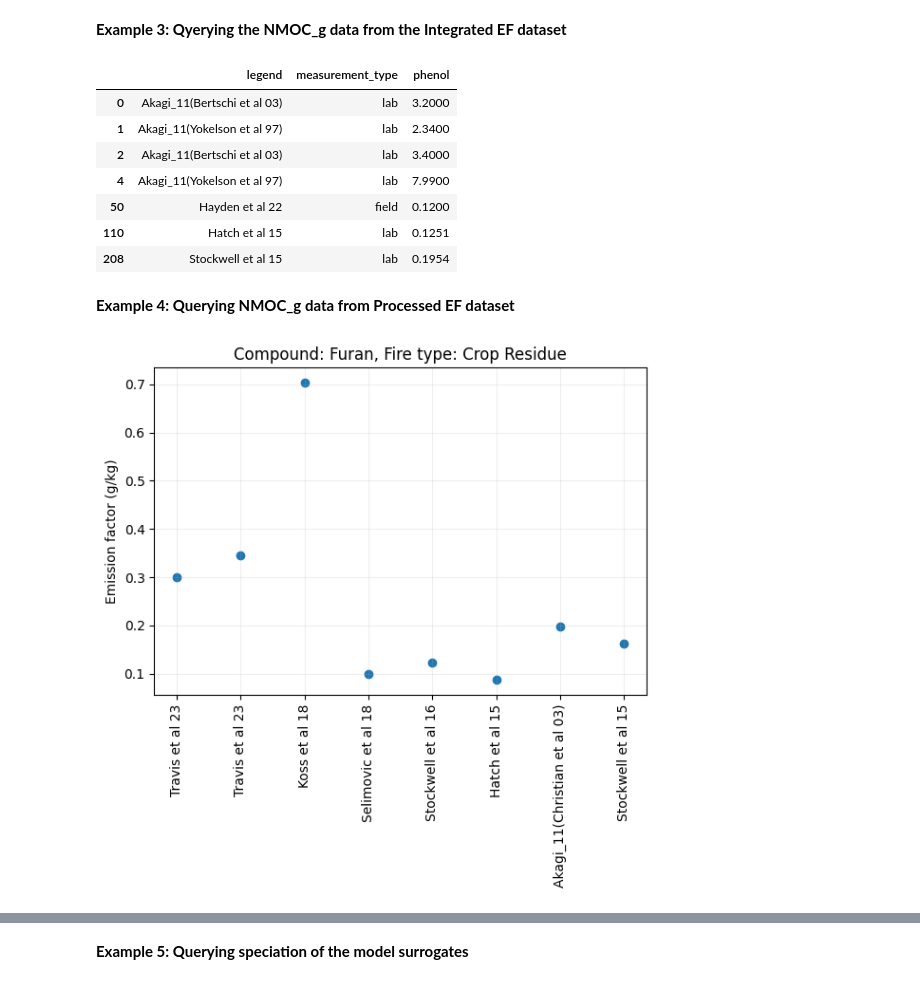
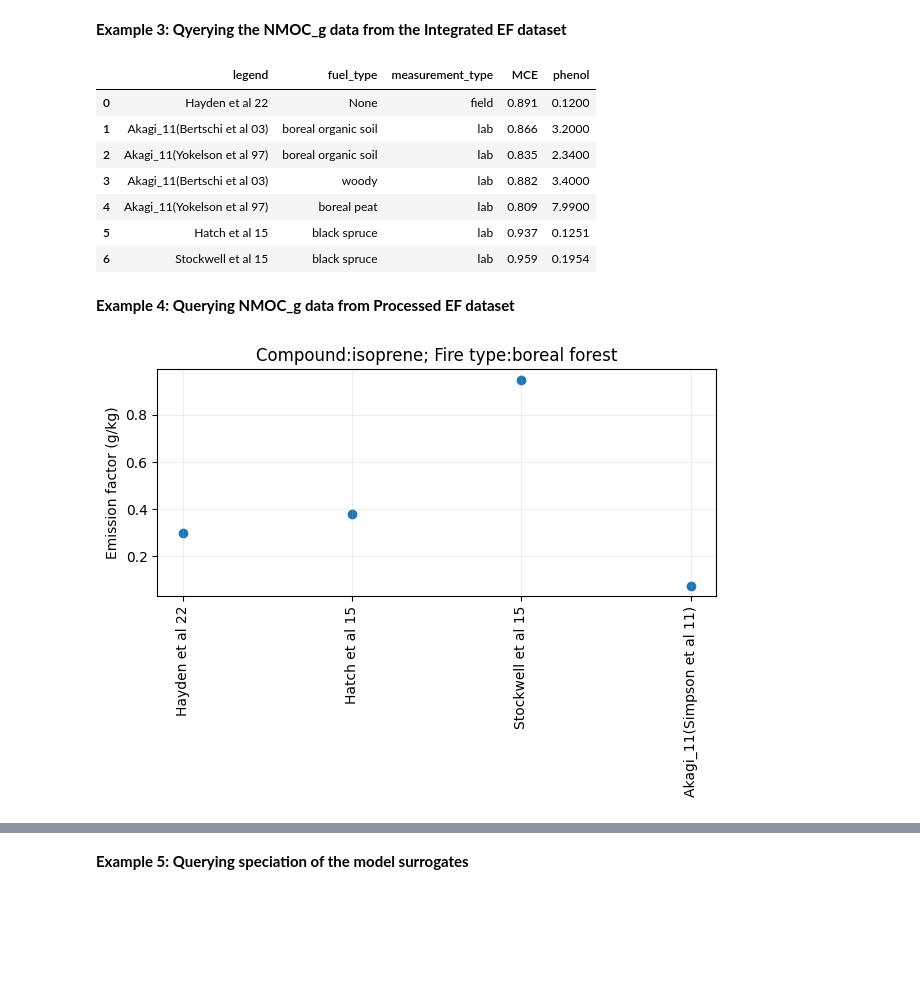
Before and after one commit to NEIVA-BB-Emissions-Inventory/NEIVAv1.0, a Jupyter notebook: Query_examples.ipynb, the cells around one changed output, grey strips where cells are left out. Saved outputs shown, nothing was run; the diff lists cells and outputs as text; code cells hidden in the pictures; blank space fills up the shorter version.

```diff
--- a/Query_examples.ipynb
+++ b/Query_examples.ipynb
@@ -77,4 +73,4 @@ legacy_db=connect_db('legacy_db')
 raw_db=connect_db('raw_db')
 primary_db=connect_db('primary_db')
 output_db=connect_db('neiva_output_db')
-backend_db=connect_db('backend_db')
+bk_db=connect_db('backend_db')
@@ -231,15 +293,13 @@ efcoldf['phenol']=intdf[efcol].iloc[ind].values
-# %%
-# Quering for a specific fire type
-efcoldf2=efcoldf[efcoldf['phenol'].notna()]
-efcoldf2[['legend', 'measurement_type','phenol']][efcoldf2['fire_type']=='boreal forest']
-# %% [output]
-|  | legend | measurement_type | phenol |
-| 0 | Akagi_11(Bertschi et al 03) | lab | 3.2000 |
-| 1 | Akagi_11(Yokelson et al 97) | lab | 2.3400 |
-| 2 | Akagi_11(Bertschi et al 03) | lab | 3.4000 |
-| 4 | Akagi_11(Yokelson et al 97) | lab | 7.9900 |
-| 50 | Hayden et al 22 | field | 0.1200 |
-| 110 | Hatch et al 15 | lab | 0.1251 |
-| 208 | Stockwell et al 15 | lab | 0.1954 |
+# %%
+select_compound('boreal forest', 'phenol','integrated ef')
+# %% [output]
+|  | legend | fuel_type | measurement_type | MCE | phenol |
+| 0 | Hayden et al 22 | None | field | 0.891 | 0.1200 |
+| 1 | Akagi_11(Bertschi et al 03) | boreal organic soil | lab | 0.866 | 3.2000 |
+| 2 | Akagi_11(Yokelson et al 97) | boreal organic soil | lab | 0.835 | 2.3400 |
+| 3 | Akagi_11(Bertschi et al 03) | woody | lab | 0.882 | 3.4000 |
+| 4 | Akagi_11(Yokelson et al 97) | boreal peat | lab | 0.809 | 7.9900 |
+| 5 | Hatch et al 15 | black spruce | lab | 0.937 | 0.1251 |
+| 6 | Stockwell et al 15 | black spruce | lab | 0.959 | 0.1954 |
 # %% [markdown]
 **Example 4: Querying NMOC_g data from Processed EF dataset**
@@ -267,12 +306,4 @@ legend=list(efcoldf_pp['legend'][efcoldf_pp['fire_type']==ft][efcoldf_pp['furan'
-# %%
-# Plot
-plt.figure(figsize=(6,6))
-ax = plt.subplot(111)
-plt.scatter(np.arange(len(ef_vals)), ef_vals)
-plt.ylabel('Emission factor (g/kg)')
-plt.title("Compound: Furan, Fire type: Crop Residue")
-plt.xticks(np.arange(len(ef_vals)), legend, rotation=90)
-plt.grid(alpha=0.2)
-plt.tight_layout()
-# %% [output]
-[figure, removed]
+# %%
+plot_ef('isoprene','boreal forest', 'processed ef' )
+# %% [output]
+[figure, added]
```
Also changed, not shown: parts of 27 cells of this notebook, 21 other files.
